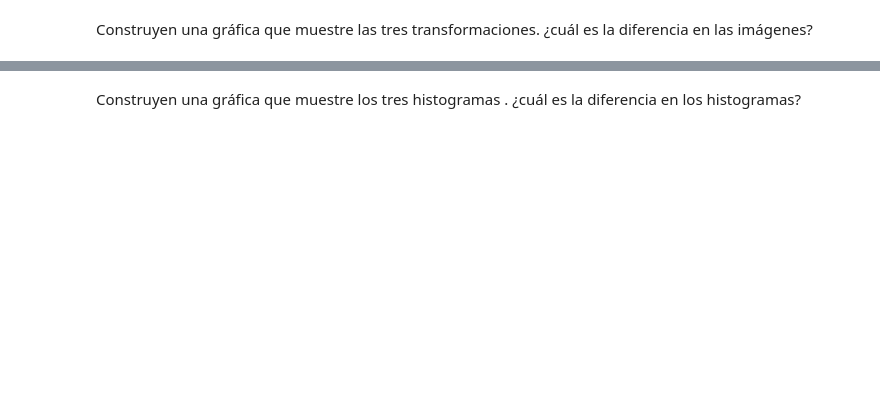
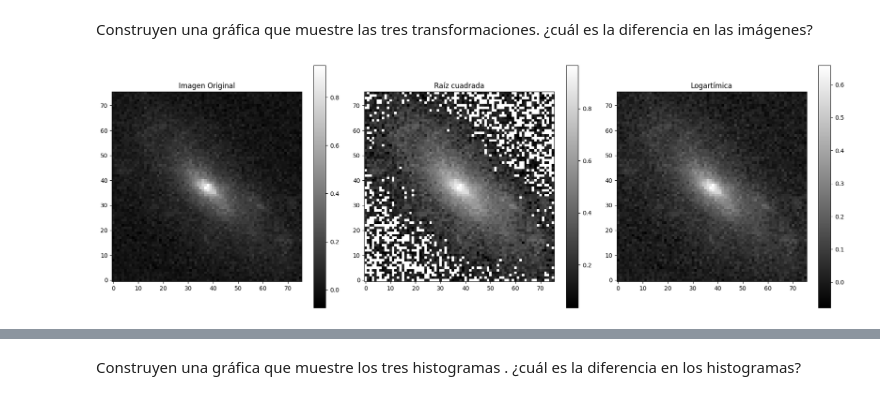
Before and after one commit to anaberereta-hue/Trabajos-Colab, a Jupyter notebook: Anis_taller_transformaciones_astro.ipynb, the cells around one changed output, grey strips where cells are left out. Saved outputs shown, nothing was run; the diff lists cells and outputs as text; code cells hidden in the pictures; blank space fills up the shorter version.

```diff
--- a/Anis_taller_transformaciones_astro.ipynb
+++ b/Anis_taller_transformaciones_astro.ipynb
@@ -127,2 +148,26 @@ Una de las transformaciones más conocidas es la de logarítmo, transforma los d
 # %% [markdown]
 Construyen una gráfica que muestre las tres transformaciones. ¿cuál es la diferencia en las imágenes?
+# %%
+plt.figure(figsize=(18,6))
+
+plt.subplot(1, 3, 1)
+plt.imshow(image, origin='lower', cmap='gray')
+plt.colorbar()
+plt.title('Imagen Original')
+
+nueva_img = np.sqrt(image)
+plt.subplot(1, 3, 2)
+plt.imshow(nueva_img, origin='lower', cmap='gray')
+plt.colorbar()
+plt.title('Raíz cuadrada')
+
+trans_image = np.log1p(image)
+plt.subplot(1, 3, 3)
+plt.imshow(trans_image, origin='lower', cmap='gray')
+plt.colorbar()
+plt.title('Logartímica')
+
+plt.tight_layout()
+plt.show()
+# %% [output]
+[figure, added]
```
Also changed, not shown: parts of 9 cells of this notebook.
